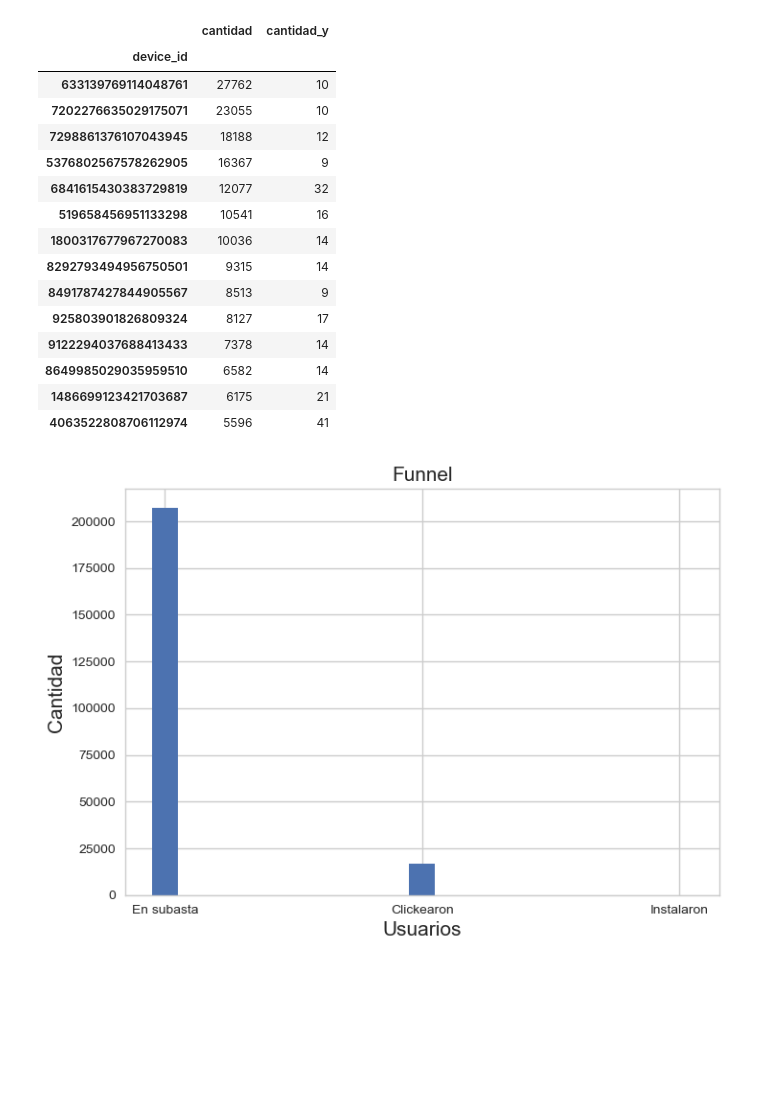
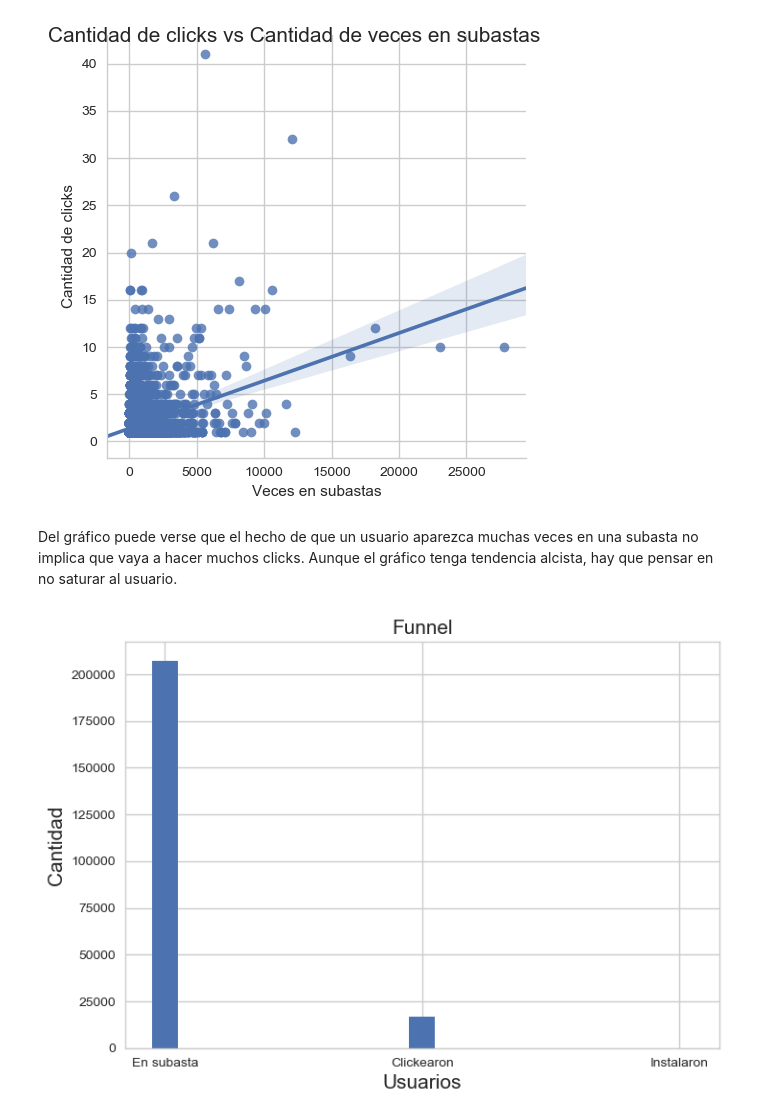
Before and after one commit to LucasCatolino/Organizacion-de-Datos, a Jupyter notebook: Carga de subastas y eventos.ipynb, the cells around one changed output. Cells and saved outputs as stored; diff of their text form; code cells hidden in the pictures; blank space fills up the shorter version.

Commit message:
Subo grafico de relacion entre cantidad de usuarios en subasta y usuarios que clickean las publicidades

```diff
--- a/Carga de subastas y eventos.ipynb
+++ b/Carga de subastas y eventos.ipynb
@@ -43,8 +41,9 @@ usuariosClickeadores= clicks.groupby('device_id')['cantidad'].sum()
 del clicks['cantidad']
 
 clickeadoresDeSubastas= pd.merge(usuariosSubastados, usuariosClickeadores, on='device_id', how='inner')
-mayoresUsuariosSubastadosQueClickearon= clickeadoresDeSubastas['cantidad_y'].sort_values(ascending= False).head(100)
-cantidadDeUsuariosSubastadosQueClickearon= clickeadoresDeSubastas.count()['cantidad_x']
+clickeadoresDeSubastas= clickeadoresDeSubastas.rename(columns = {'cantidad_x':'Veces en subastas', 'cantidad_y':'Cantidad de clicks'})
+mayoresUsuariosSubastadosQueClickearon= clickeadoresDeSubastas['Cantidad de clicks'].sort_values(ascending= False).head(100)
+cantidadDeUsuariosSubastadosQueClickearon= clickeadoresDeSubastas.count()['Veces en subastas']
 # %%
 instalaciones['cantidad']= instalaciones['device_id'].map(lambda x: 1)
 usuariosInstaladores= instalaciones.groupby('device_id')['cantidad'].sum()
@@ -55,23 +55,12 @@ cantidadDeInstaladoresQueClickearonDesdeSubasta= instaladoresQueClickearonDesdeS
-# %%
-#Posible conclusion: entre los 20 mas subastados y los 20 que mas clickearon, hay 4 que coinciden
-pd.merge(mayoresSubastados, mayoresUsuariosSubastadosQueClickearon, on='device_id', how='inner')
-# %% [output]
-|  | cantidad | cantidad_y |
-| device_id |  |  |
-| 633139769114048761 | 27762 | 10 |
-| 7202276635029175071 | 23055 | 10 |
-| 7298861376107043945 | 18188 | 12 |
-| 5376802567578262905 | 16367 | 9 |
-| 6841615430383729819 | 12077 | 32 |
-| 519658456951133298 | 10541 | 16 |
-| 1800317677967270083 | 10036 | 14 |
-| 8292793494956750501 | 9315 | 14 |
-| 8491787427844905567 | 8513 | 9 |
-| 925803901826809324 | 8127 | 17 |
-| 9122294037688413433 | 7378 | 14 |
-| 8649985029035959510 | 6582 | 14 |
-| 1486699123421703687 | 6175 | 21 |
-| 4063522808706112974 | 5596 | 41 |
+# %%
+plotDeRelacion= sns.lmplot("Veces en subastas", "Cantidad de clicks", data= clickeadoresDeSubastas)
+relacion= plotDeRelacion.fig
+relacion.suptitle("Cantidad de clicks vs Cantidad de veces en subastas", fontsize=15)
+plt.show()
+# %% [output]
+[figure, added]
+# %% [markdown]
+Del gráfico puede verse que el hecho de que un usuario aparezca muchas veces en una subasta no implica que vaya a hacer muchos clicks. Aunque el gráfico tenga tendencia alcista, hay que pensar en no saturar al usuario.
 # %%
 #Algoritmo basado en https://numython.github.io/posts/2016/02/graficas-de-barras-en-matplotlib/
 
```
Also changed, not shown: parts of 4 cells of this notebook, 1 other file.
